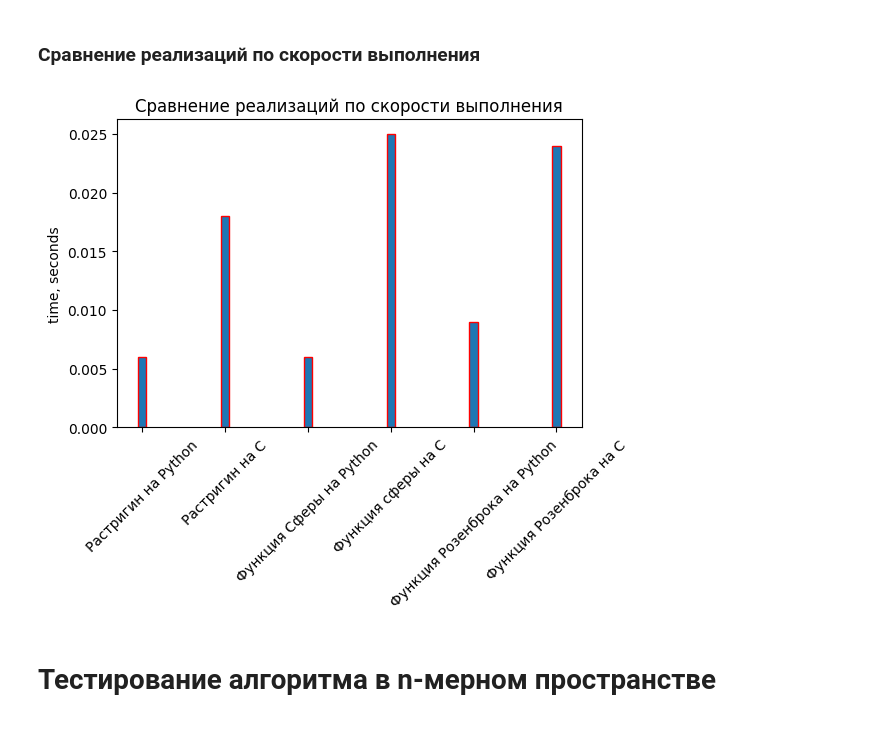
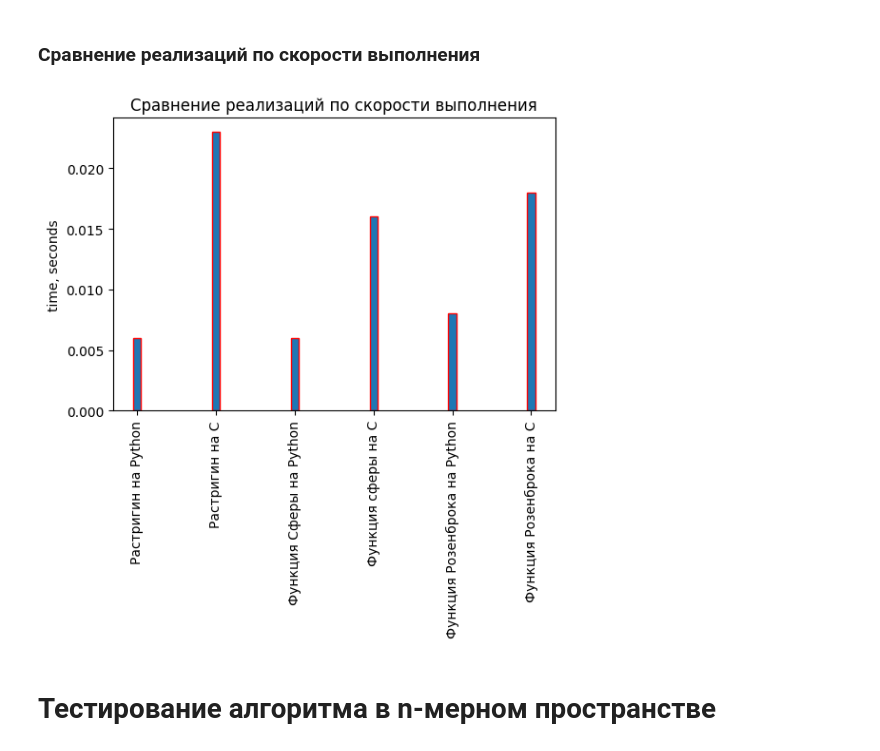
Before and after one commit to Artikezwin/Particle-Swarm-Optimization, a Jupyter notebook: Jupiter/CPSO.ipynb, the cells around one changed output. Cells and saved outputs as stored; diff of their text form; code cells hidden in the pictures.

Commit message:
fix: edit dimension

```diff
--- a/Jupiter/CPSO.ipynb
+++ b/Jupiter/CPSO.ipynb
@@ -268,8 +239,8 @@ test_rastrigin = c("libcode.dll", "test_rastrigin", (ctypes.c_int, ctypes.c_floa
 test_sphere = c("libcode.dll", "test_sphere", (ctypes.c_int, ctypes.c_float), Result)
 test_rozenbroke = c("libcode.dll", "test_rozenbroke", (ctypes.c_int, ctypes.c_float), Result)
 # %%
-dimension = 2
-v_max = 1.134
+dimension = 3
+v_max = 0.05
 
 result = test_rastrigin(dimension, v_max)
 print("best:", result.best_y)
@@ -394,37 +365,37 @@ def time_remember(f):
     end = time.time() - start
     return end
 
 
-dimension = 2
-v_max = 1.134
+dimension = 3
+v_max = 0.05
 
 time_rastrigin_on_c = test_rozenbroke(dimension, v_max).time_spent
 time_sphere_on_c = test_sphere(dimension, v_max).time_spent
 time_rozenbroke_on_c = test_rozenbroke(dimension, v_max).time_spent
 
 time_rastrigin_on_python = time_remember(rastrigin)
 time_sphere_on_python = time_remember(sphere)
 time_rozenbroke_on_python = time_remember(rozenbroke)
 
 plt.rcParams['axes.grid'] = False
 fig = plt.figure(figsize=(6, 4))
 ax = fig.add_subplot()
 
 list_to_draw = [time_rastrigin_on_python, time_rastrigin_on_c,
                 time_sphere_on_python, time_sphere_on_c,
                 time_rozenbroke_on_python, time_rozenbroke_on_c]
 list_of_title = ['Растригин на Python', 'Растригин на C',
                  'Функция Сферы на Python', 'Функция сферы на C',
                  'Функция Розенброка на Python', 'Функция Розенброка на С']
 
 ax.bar(list_of_title, list_to_draw, width=0.1, edgecolor='r')
 
 plt.ylabel("time, seconds")
 plt.title("Сравнение реализаций по скорости выполнения")
-plt.xticks(rotation=45)
+plt.xticks(rotation=90)
 plt.show()
 # %% [output]
-[figure, old version]
+[figure, new version]
 # %% [markdown]
 # Тестирование алгоритма в n-мерном пространстве
 # %%
```
Also changed, not shown: parts of 12 cells of this notebook.
